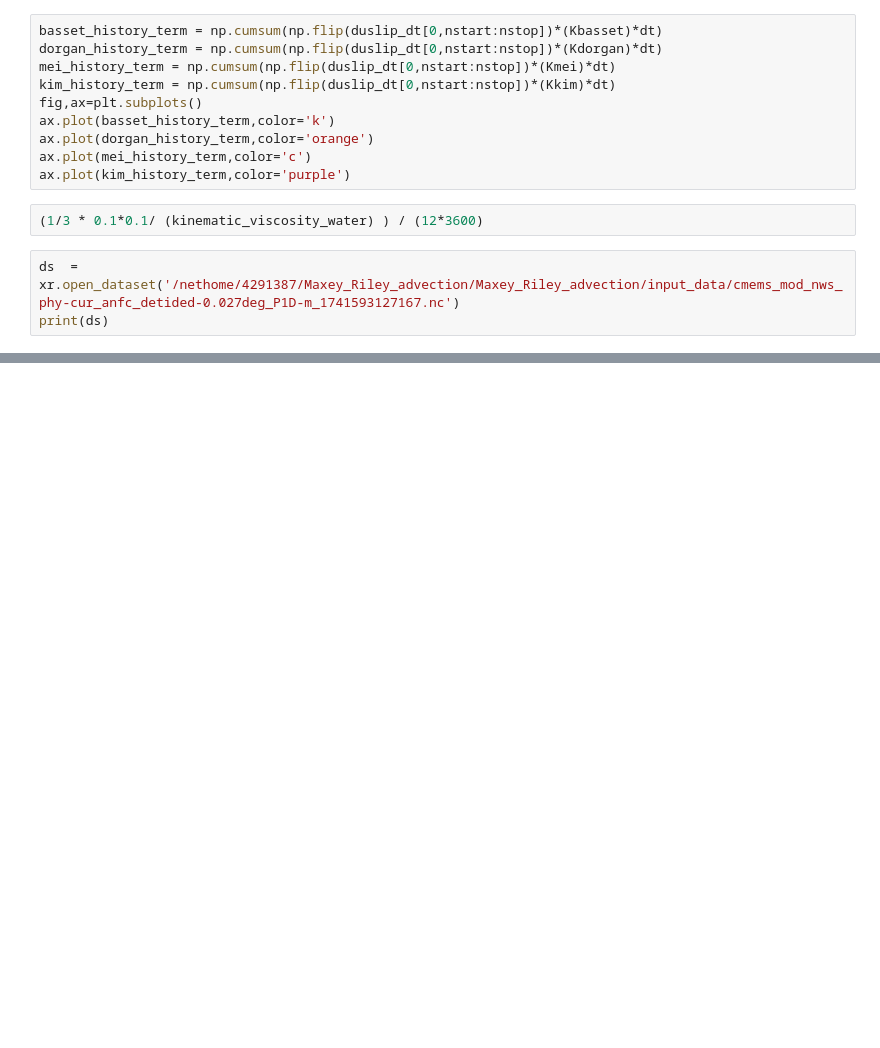
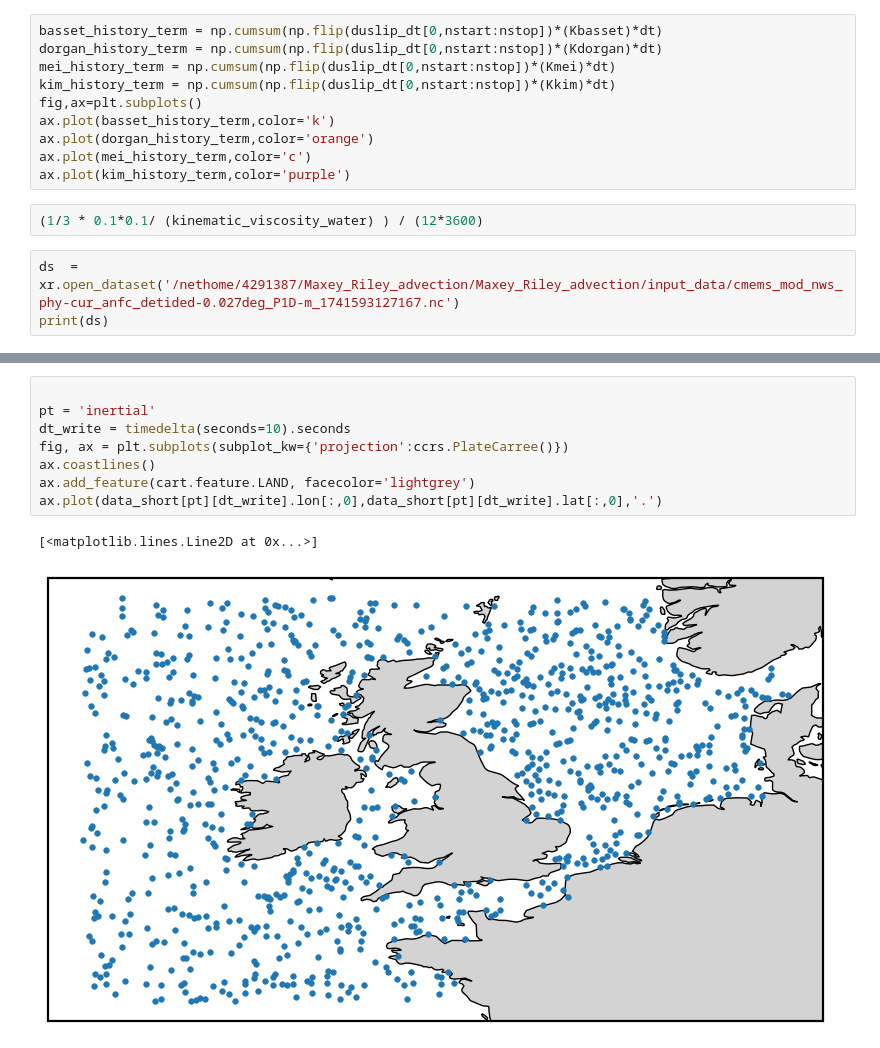
Before and after one commit to Parcels-code/Maxey_Riley_advection, a Jupyter notebook: analysis/analysis_history_term.ipynb, the cells around one changed output, grey strips where cells are left out. Cells and saved outputs as stored; diff of their text form; blank space fills up the shorter version.

Commit message:
created simulation for short timescale testing history term

```diff
--- a/analysis/analysis_history_term.ipynb
+++ b/analysis/analysis_history_term.ipynb
@@ -630,0 +683,11 @@ print(ds)
+# %%
+
+pt = 'inertial'
+dt_write = timedelta(seconds=10).seconds
+fig, ax = plt.subplots(subplot_kw={'projection':ccrs.PlateCarree()})
+ax.coastlines()
+ax.add_feature(cart.feature.LAND, facecolor='lightgrey')
+ax.plot(data_short[pt][dt_write].lon[:,0],data_short[pt][dt_write].lat[:,0],'.')
+# %% [output]
+[<matplotlib.lines.Line2D at 0x...>]
+[figure, added]
```
Also changed, not shown: parts of 2 cells of this notebook, 1 other file.
